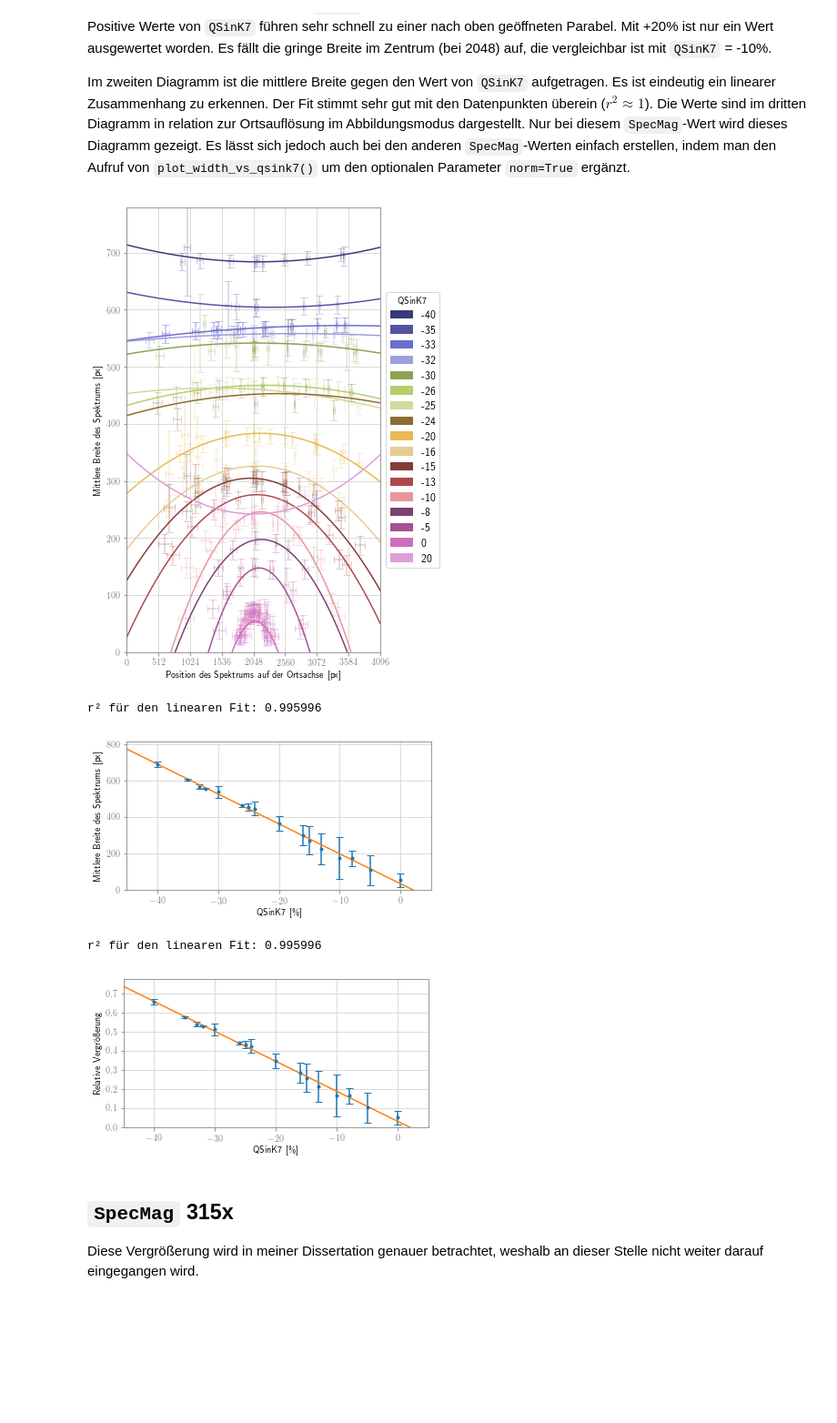
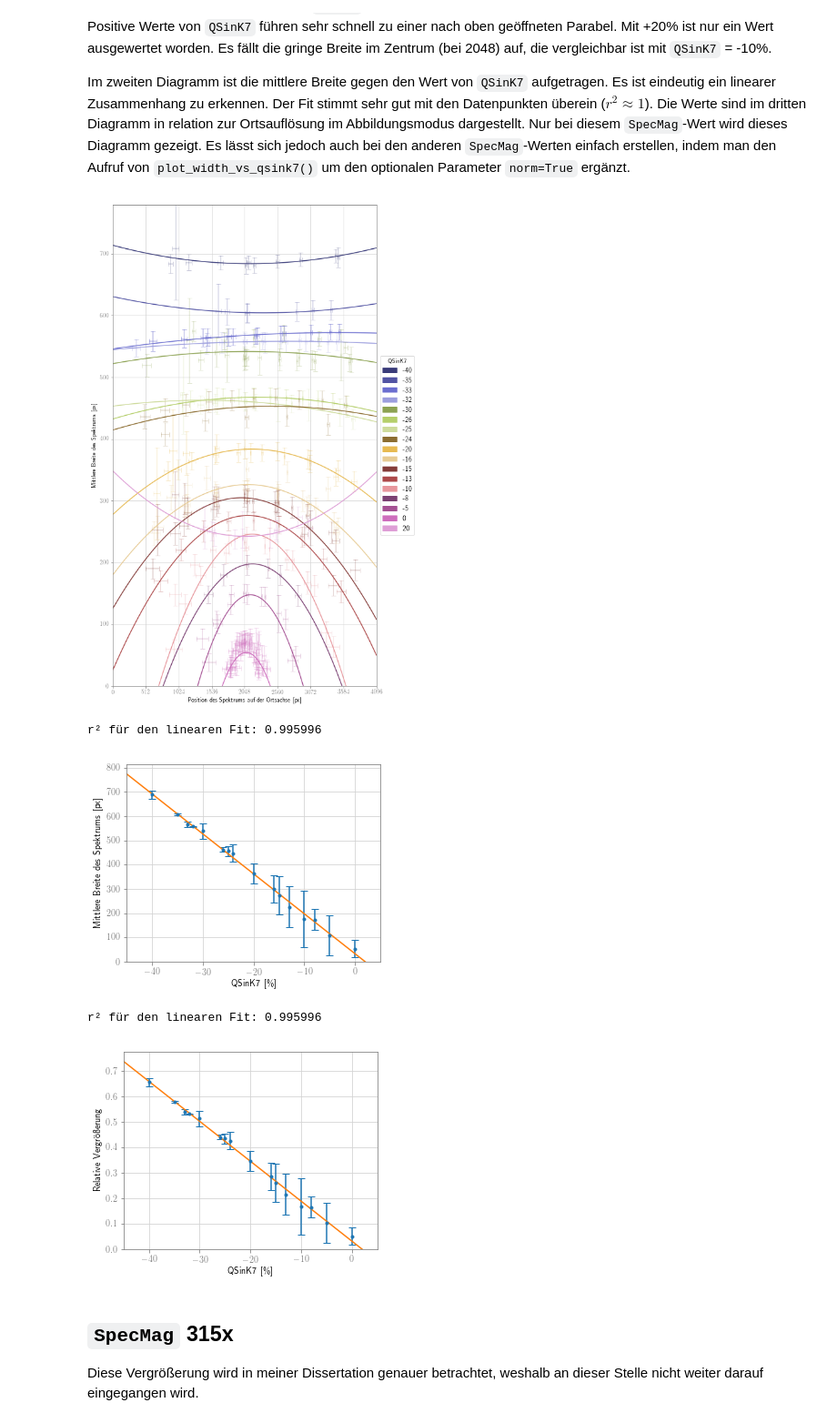
Before and after one commit to m-entrup/Dissertation, a Jupyter notebook: Jupyter-Notebooks/Kapitel2/SR-EELS-Charakterisierung-QSinK7.ipynb, the cells around one changed output. Shown at 91% size. Cells and saved outputs as stored; diff of their text form; code cells hidden in the pictures; blank space fills up the shorter version.

```diff
--- a/Jupyter-Notebooks/Kapitel2/SR-EELS-Charakterisierung-QSinK7.ipynb
+++ b/Jupyter-Notebooks/Kapitel2/SR-EELS-Charakterisierung-QSinK7.ipynb
@@ -140,7 +140,7 @@ def plot_width_vs_pos(dataframe):
 
     index = 0
 
-    plt.figure(figsize=(5, 9))
+    plt.figure(figsize=(8, 15))
     # Mit Hilfe der Methode groupby() kann man über die Multiindizes iterieren.
     # Es können auch mehrere Indizes als Liste an den Parameter 'level' übergebenwerden.
     for sm, data in dataframe.groupby(level='QSinK7'):
@@ -206,7 +206,7 @@ def plot_width_vs_qsink7(dataframe, norm=False, fit_positiv=False):
         y_fit_positiv = g(x_fit)
         r2 = r2_score(width_fit, g(width_fit.index))
         print('r² für den linearen Fit: %g' % (r2,))
-    plt.figure(figsize=(6, 3))
+    plt.figure(figsize=(5, 4))
     plt.errorbar(x=width.index,
                  y=width,
                  yerr=width_stdv,
@@ -258,21 +258,19 @@ Im zweiten Diagramm ist die mittlere Breite gegen den Wert von ``QSinK7`` aufget
 fig_width_vs_pos_SM125 = plot_width_vs_pos(data_SM125)
 fig_width_vs_pos_SM125.savefig('Bilder/QSinK7_SM125_width-vs-pos.pdf')
 # %% [output]
-[figure, old version]
+[figure, new version]
 # %%
 fig_width_vs_qsink7_SM125 = plot_width_vs_qsink7(data_SM125)
 fig_width_vs_qsink7_SM125.savefig('Bilder/QSinK7_SM125_width-vs-QSinK7.pdf')
 # %% [output]
 r² für den linearen Fit: 0.995996
-[figure, old version]
+[figure, new version]
 # %%
 fig_width_vs_qsink7_SM125_norm = plot_width_vs_qsink7(data_SM125, norm=True)
-fig_width_vs_qsink7_SM125_norm.savefig(
-    'Bilder/QSinK7_SM125_width-vs-QSinK7_norm.pdf'
-)
+fig_width_vs_qsink7_SM125_norm.savefig('Bilder/QSinK7_SM125_width-vs-QSinK7_norm.pdf')
 # %% [output]
 r² für den linearen Fit: 0.995996
-[figure, old version]
+[figure, new version]
 # %% [markdown]
 ## ``SpecMag`` 315x
 
```
Also changed, not shown: parts of 10 cells of this notebook, 17 other files.
